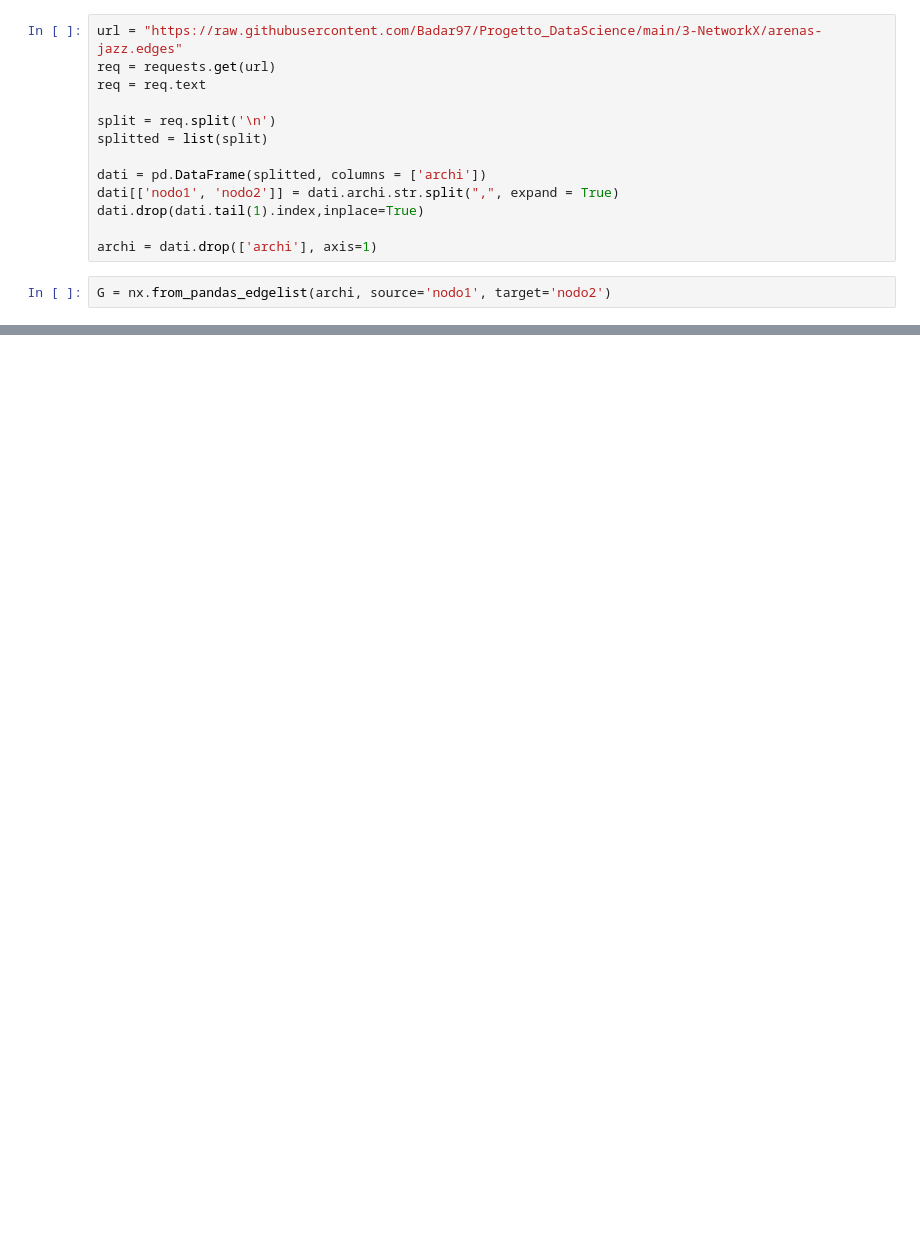
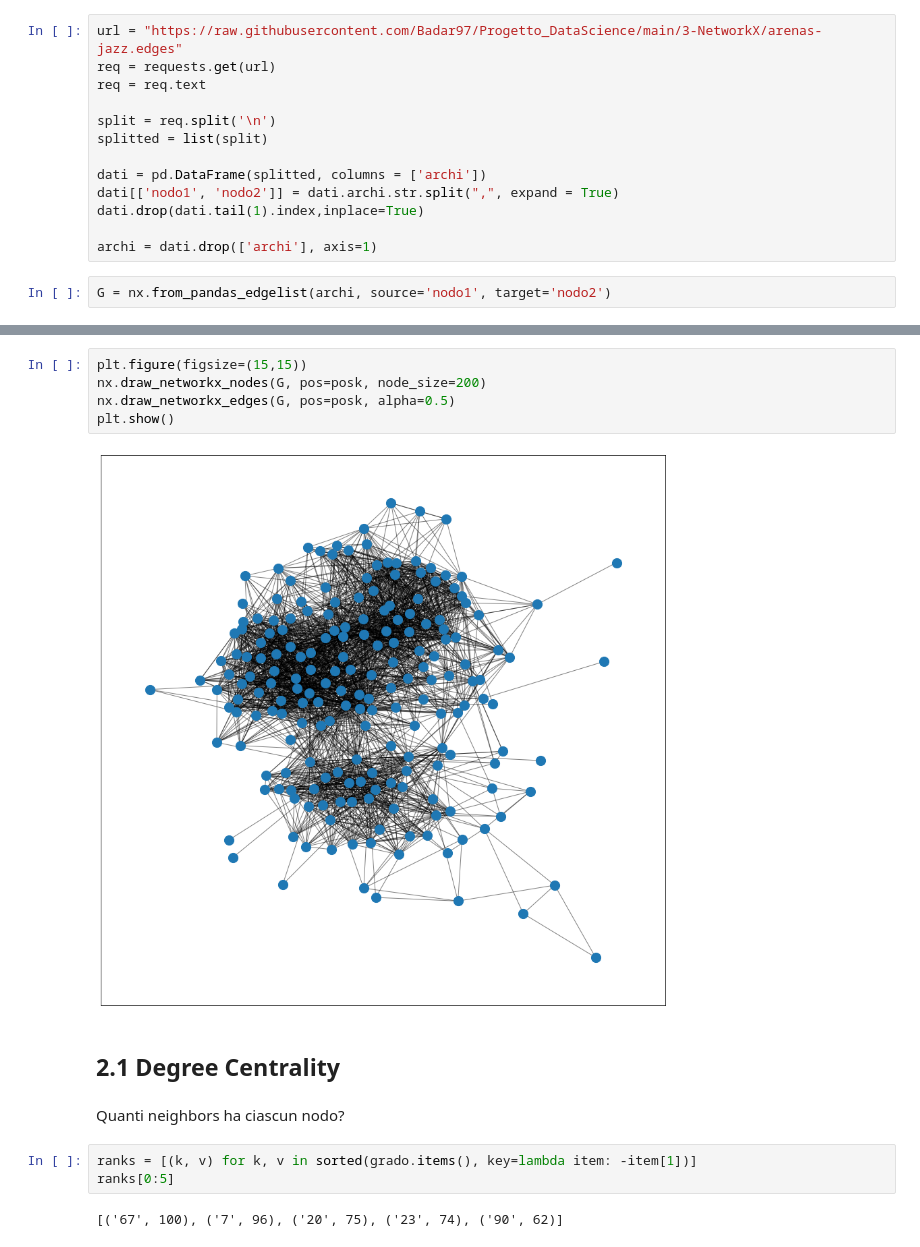
Before and after one commit to Badar97/Progetto_DataScience, a Jupyter notebook: 3-NetworkX/SocialNetworkAnalysis.ipynb, the cells around one changed output, grey strips where cells are left out. Cells and saved outputs as stored; diff of their text form; blank space fills up the shorter version.

```diff
--- a/3-NetworkX/SocialNetworkAnalysis.ipynb
+++ b/3-NetworkX/SocialNetworkAnalysis.ipynb
@@ -37,0 +89,16 @@ IS_CONNECTED:  True
+# %%
+plt.figure(figsize=(15,15))
+nx.draw_networkx_nodes(G, pos=posk, node_size=200)
+nx.draw_networkx_edges(G, pos=posk, alpha=0.5)
+plt.show()
+# %% [output]
+[figure, added]
+# %% [markdown]
+## **2.1 Degree Centrality**
+# %% [markdown]
+Quanti neighbors ha ciascun nodo?
+# %%
+ranks = [(k, v) for k, v in sorted(grado.items(), key=lambda item: -item[1])]
+ranks[0:5]
+# %% [output]
+[('67', 100), ('7', 96), ('20', 75), ('23', 74), ('90', 62)]
```
Also changed, not shown: parts of 23 cells of this notebook.
